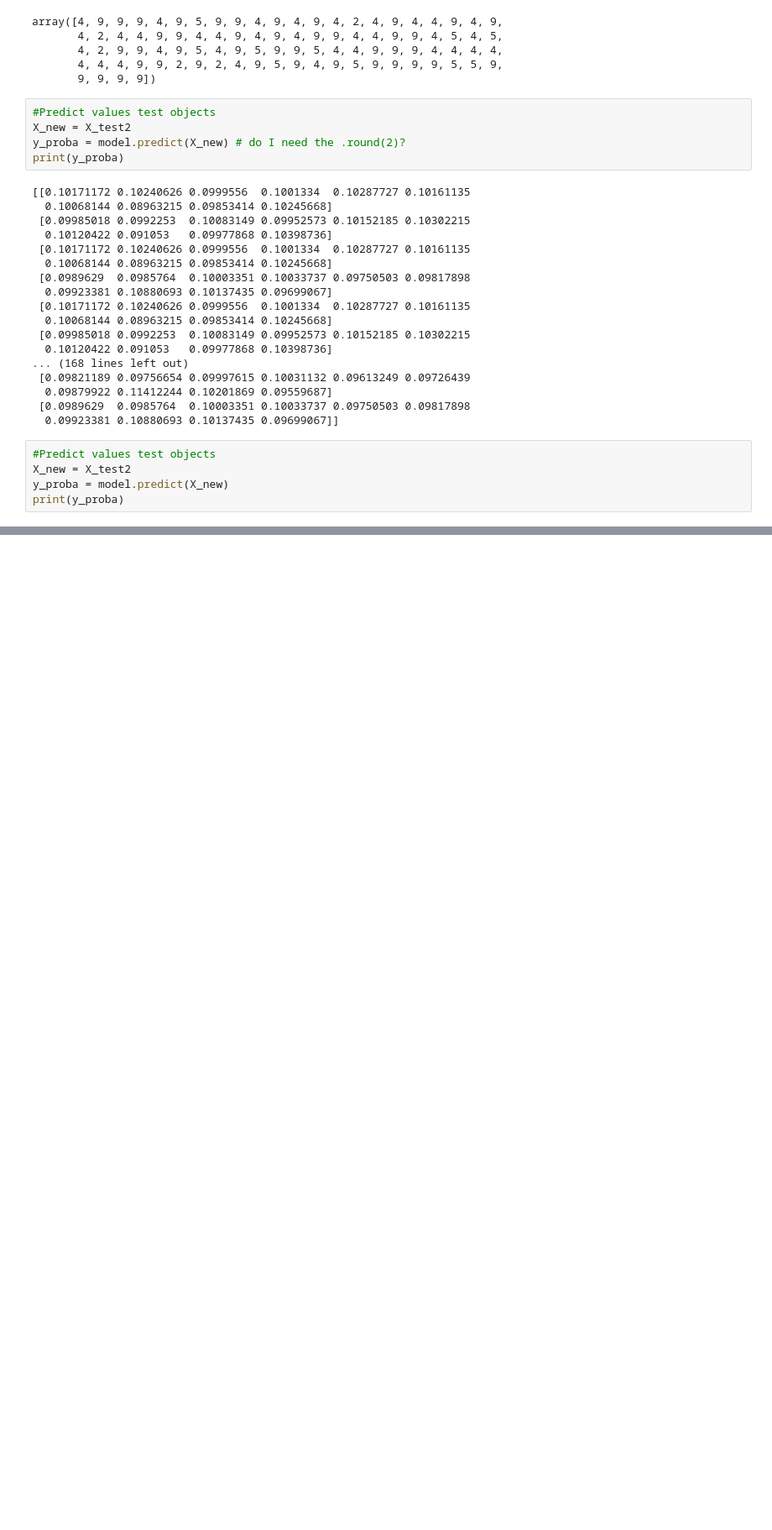
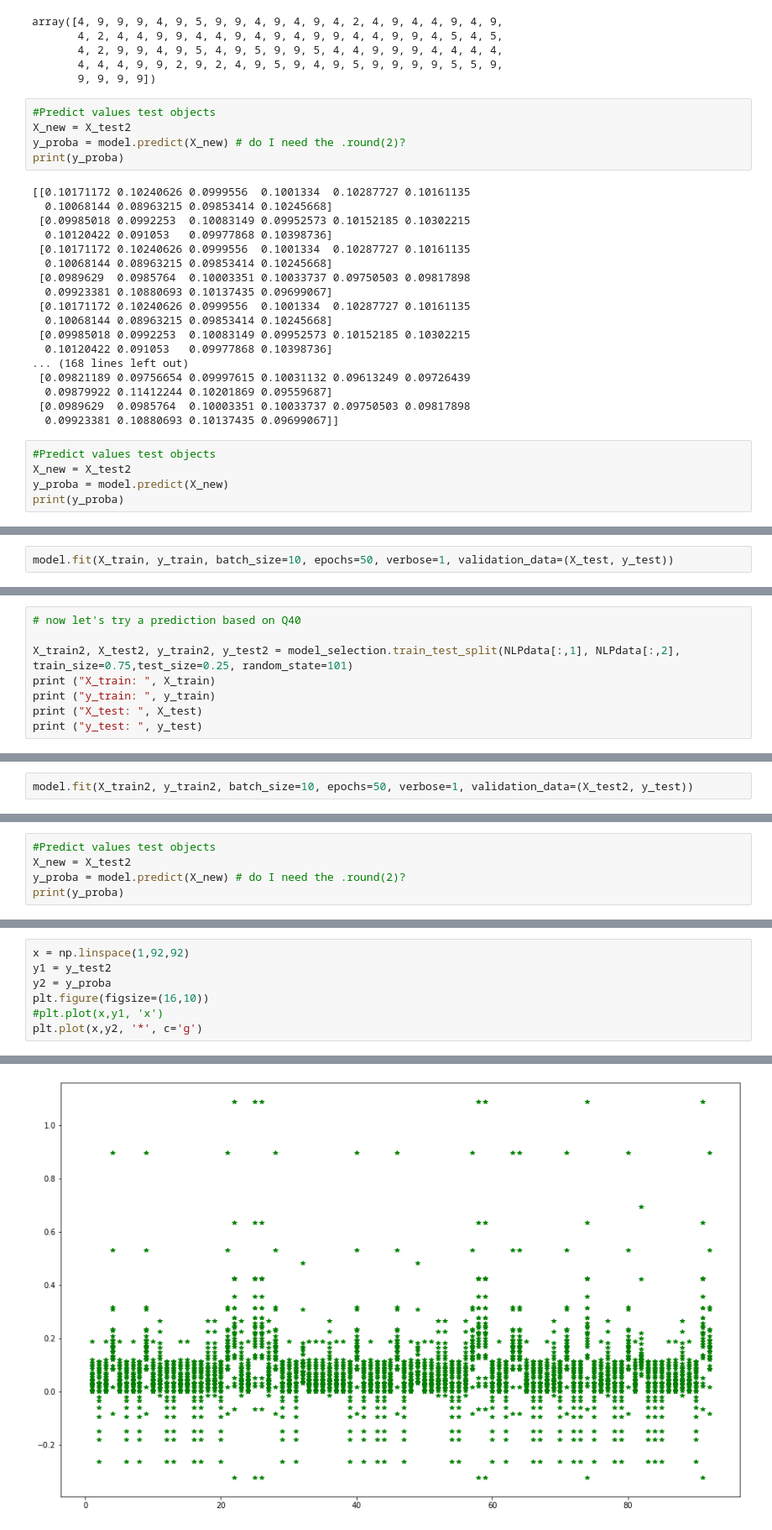
Before and after one commit to JillianMellen/NLP, a Jupyter notebook: Keras_for_ML_I_hope.ipynb, the cells around one changed output, grey strips where cells are left out. Shown at 84% size. Drawn from its saved outputs; the diff is of its cells as text; blank space fills up the shorter version.

```diff
--- a/Keras_for_ML_I_hope.ipynb
+++ b/Keras_for_ML_I_hope.ipynb
@@ -516,0 +793,2 @@ plt.plot(x,y2, 'x', c='g')
+# %%
+model.fit(X_train, y_train, batch_size=10, epochs=50, verbose=1, validation_data=(X_test, y_test))
@@ -516,0 +861,8 @@ plt.plot(x,y2, 'x', c='g')
+# %%
+# now let's try a prediction based on Q40
+
+X_train2, X_test2, y_train2, y_test2 = model_selection.train_test_split(NLPdata[:,1], NLPdata[:,2], train_size=0.75,test_size=0.25, random_state=101)
+print ("X_train: ", X_train)
+print ("y_train: ", y_train)
+print ("X_test: ", X_test)
+print ("y_test: ", y_test)
@@ -516,0 +887,2 @@ plt.plot(x,y2, 'x', c='g')
+# %%
+model.fit(X_train2, y_train2, batch_size=10, epochs=50, verbose=1, validation_data=(X_test2, y_test))
@@ -516,0 +933,5 @@ plt.plot(x,y2, 'x', c='g')
+# %%
+#Predict values test objects
+X_new = X_test2
+y_proba = model.predict(X_new) # do I need the .round(2)?
+print(y_proba)
@@ -516,0 +956,8 @@ plt.plot(x,y2, 'x', c='g')
+# %%
+x = np.linspace(1,92,92)
+y1 = y_test2
+y2 = y_proba
+plt.figure(figsize=(16,10))
+#plt.plot(x,y1, 'x')
+plt.plot(x,y2, '*', c='g')
+# %% [output]
@@ -516,0 +981 @@ plt.plot(x,y2, 'x', c='g')
+[figure, added]
```
Also changed, not shown: parts of 37 cells of this notebook.
